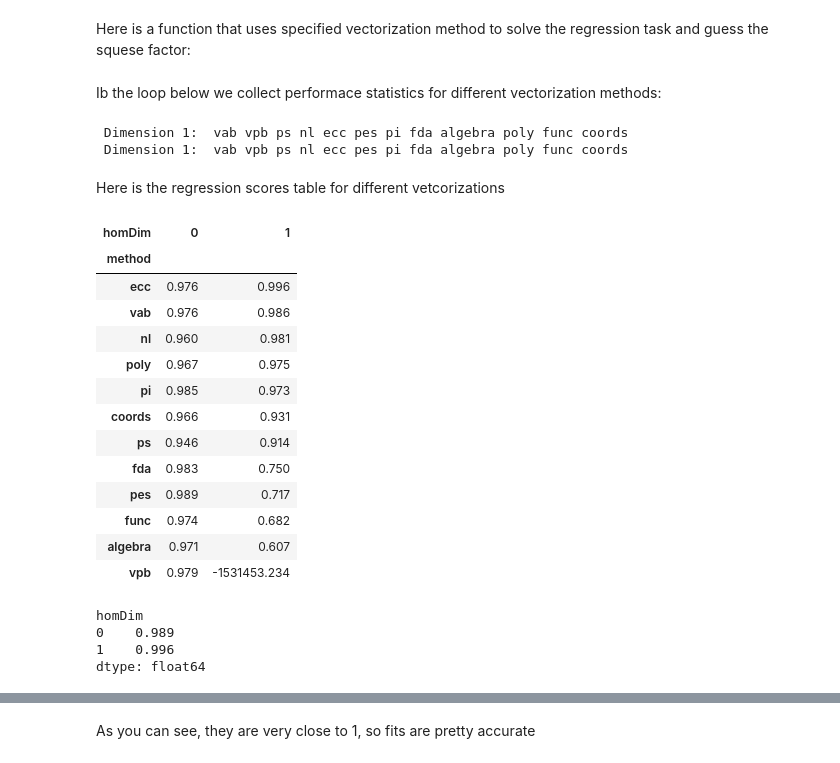
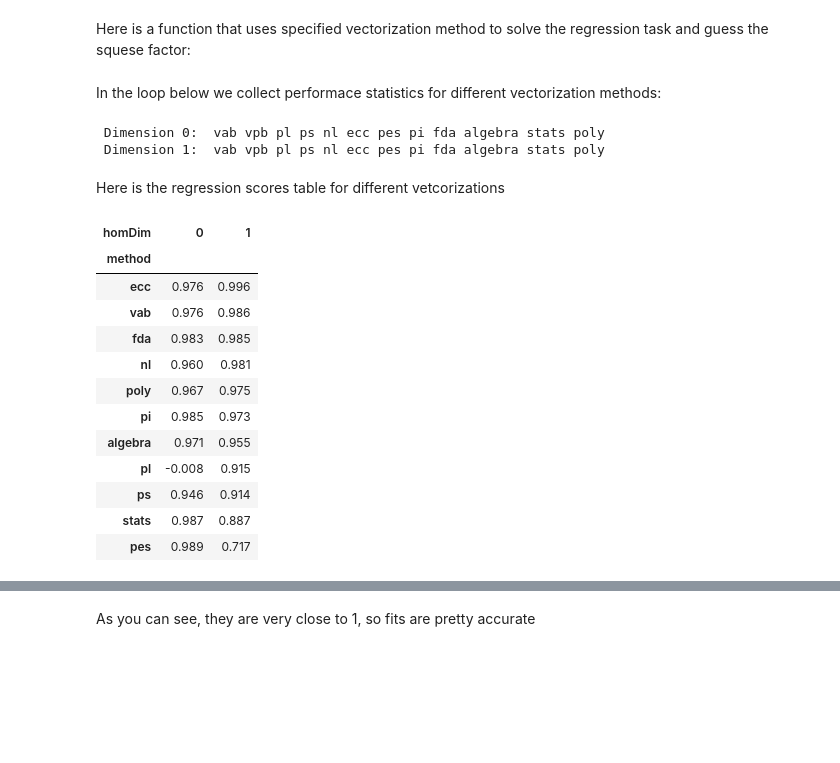
Before and after one commit to ALuchinsky/tdavec, a Jupyter notebook: sample_notebook/circle_vs_ellipse.ipynb, the cells around one changed output, grey strips where cells are left out. Cells and saved outputs as stored; diff of their text form; code cells hidden in the pictures; blank space fills up the shorter version.

```diff
--- a/sample_notebook/circle_vs_ellipse.ipynb
+++ b/sample_notebook/circle_vs_ellipse.ipynb
@@ -63,8 +63,7 @@ Here is a function that uses specified vectorization method to solve the regress
 # %%
 v.setParams({"scale":np.linspace(0, 2, 30)})
 methodList = v.vectorization_names
-def makeSim(method, homDim, vec = v, y=epsList):
-    X =v.transform(output=method, homDim=homDim)
+def makeSim(X, y=epsList):
     Xtrain, Xtest, ytrain, ytest = train_test_split(X, y, train_size=0.8, random_state=42)
     model = LinearRegression().fit(Xtrain, ytrain)
     test_preds = model.predict(Xtest)
@@ -72,4 +71,4 @@ def makeSim(method, homDim, vec = v, y=epsList):
     res = {"method":method, "homDim":homDim, "test_preds":test_preds, "y_test":ytest, "score":score}
     return res
 # %% [markdown]
-Ib the loop below we collect performace statistics for different vectorization methods:
+In the loop below we collect performace statistics for different vectorization methods:
@@ -78,43 +75,34 @@ v.transform(output="coord", homDim=0, k=1)
-# %%
-results = []
-df = pd.DataFrame()
-for homDim in [0, 1]:
-    print(f" Dimension {dim}: ", end=" ")
-    for method in methodList:
-        if method == "stats" or method == "pl":
-            continue
-        print(method, end = " ")
-        res = makeSim(method, homDim); results.append(res)
-        df = pd.concat([df, pd.DataFrame(res)])
-    print()
-# %% [output]
- Dimension 1:  vab vpb ps nl ecc pes pi fda algebra poly func coords
- Dimension 1:  vab vpb ps nl ecc pes pi fda algebra poly func coords
+# %%
+results = []
+df = pd.DataFrame()
+for homDim in [0, 1]:
+    print(f" Dimension {homDim}: ", end=" ")
+    for method in methodList[:-2]:
+        print(method, end = " ")
+        X =v.transform(output=method, homDim=homDim)
+        res = makeSim(X); results.append(res)
+        df = pd.concat([df, pd.DataFrame(res)])
+    print()
+# %% [output]
+ Dimension 0:  vab vpb pl ps nl ecc pes pi fda algebra stats poly
+ Dimension 1:  vab vpb pl ps nl ecc pes pi fda algebra stats poly
 # %% [markdown]
 Here is the regression scores table for different vetcorizations
 # %%
 df["homDim"] = df["homDim"].astype("category")
 comp_df = df[["method", "homDim", "score"]].drop_duplicates().pivot(index="method", columns="homDim", values="score").round(3)
-comp_df.sort_values(1, ascending=False)
+comp_df.sort_values(1, ascending=False).iloc[:-1]
 # %% [output]
 | homDim | 0 | 1 |
 | method |  |  |
 | ecc | 0.976 | 0.996 |
 | vab | 0.976 | 0.986 |
+| fda | 0.983 | 0.985 |
 | nl | 0.960 | 0.981 |
 | poly | 0.967 | 0.975 |
 | pi | 0.985 | 0.973 |
-| coords | 0.966 | 0.931 |
+| algebra | 0.971 | 0.955 |
+| pl | -0.008 | 0.915 |
 | ps | 0.946 | 0.914 |
-| fda | 0.983 | 0.750 |
+| stats | 0.987 | 0.887 |
 | pes | 0.989 | 0.717 |
-| func | 0.974 | 0.682 |
-| algebra | 0.971 | 0.607 |
-| vpb | 0.979 | -1531453.234 |
-# %%
-comp_df.max()
-# %% [output]
-homDim
-0    0.989
-1    0.996
-dtype: float64
```
Also changed, not shown: parts of 5 cells of this notebook, 1 other file.
